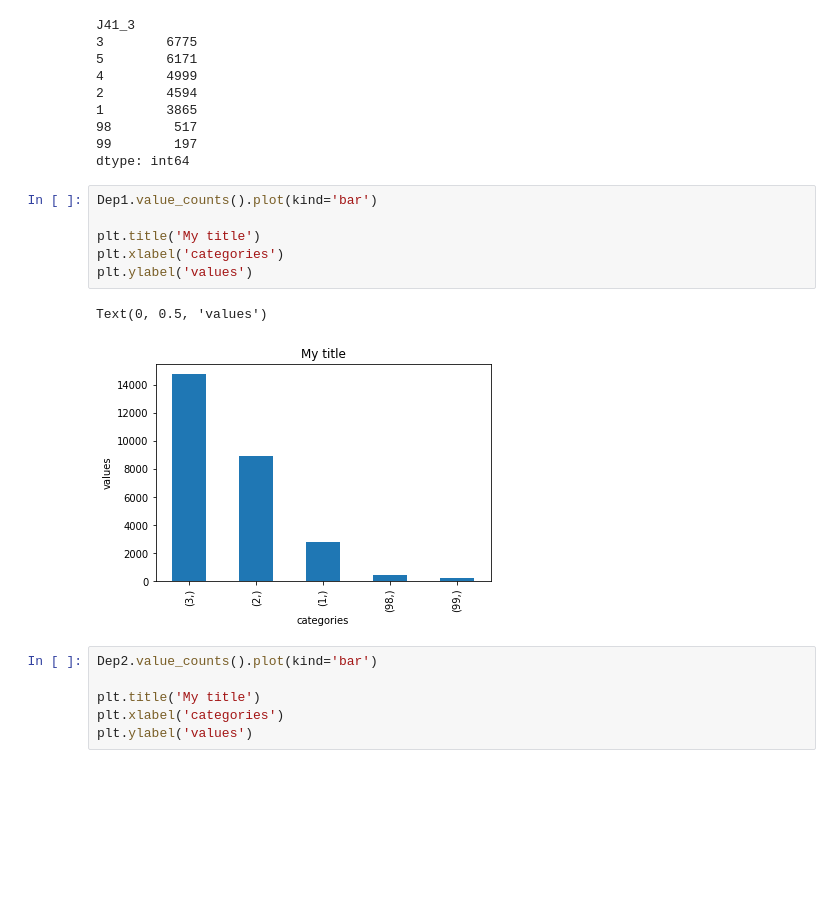
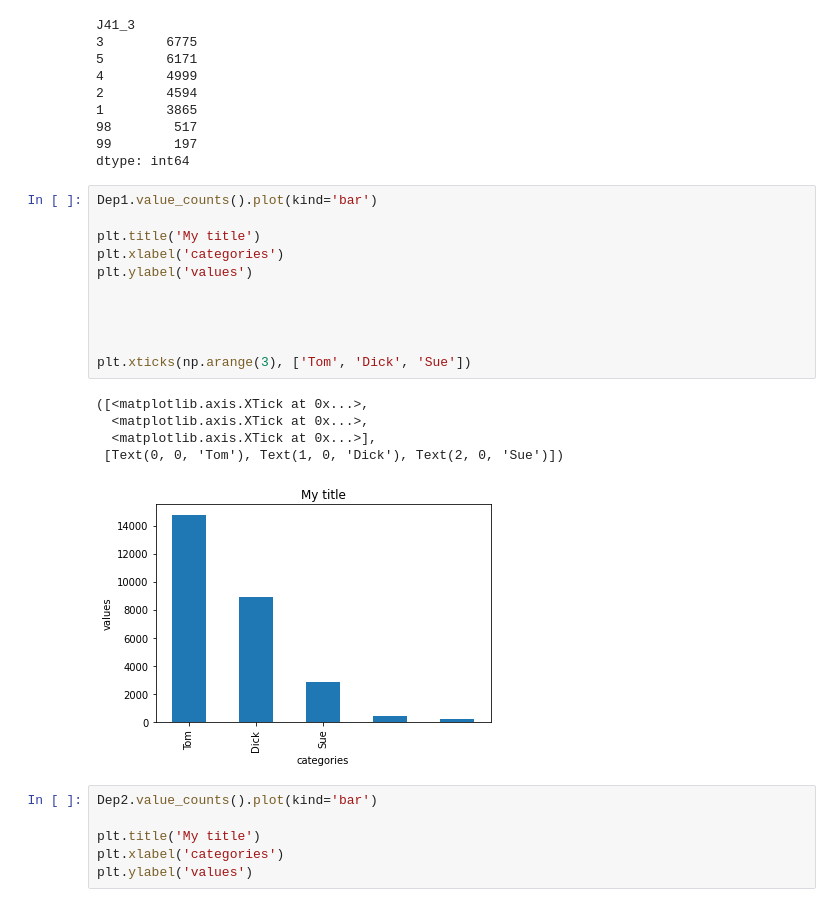
Before and after one commit to williamreid2020/4301, a Jupyter notebook: NCFS.ipynb, the cells around one changed output. Saved outputs shown, nothing was run; the diff lists cells and outputs as text; blank space fills up the shorter version.

```diff
--- a/NCFS.ipynb
+++ b/NCFS.ipynb
@@ -273,12 +273,20 @@ dtype: int64
 # %%
 Dep1.value_counts().plot(kind='bar')
 
 plt.title('My title')
 plt.xlabel('categories')
 plt.ylabel('values')
+
+
+
+
+plt.xticks(np.arange(3), ['Tom', 'Dick', 'Sue'])
 # %% [output]
-Text(0, 0.5, 'values')
+([<matplotlib.axis.XTick at 0x...>,
+  <matplotlib.axis.XTick at 0x...>,
+  <matplotlib.axis.XTick at 0x...>],
+ [Text(0, 0, 'Tom'), Text(1, 0, 'Dick'), Text(2, 0, 'Sue')])
-[figure, old version]
+[figure, new version]
 # %%
 Dep2.value_counts().plot(kind='bar')
 
```
